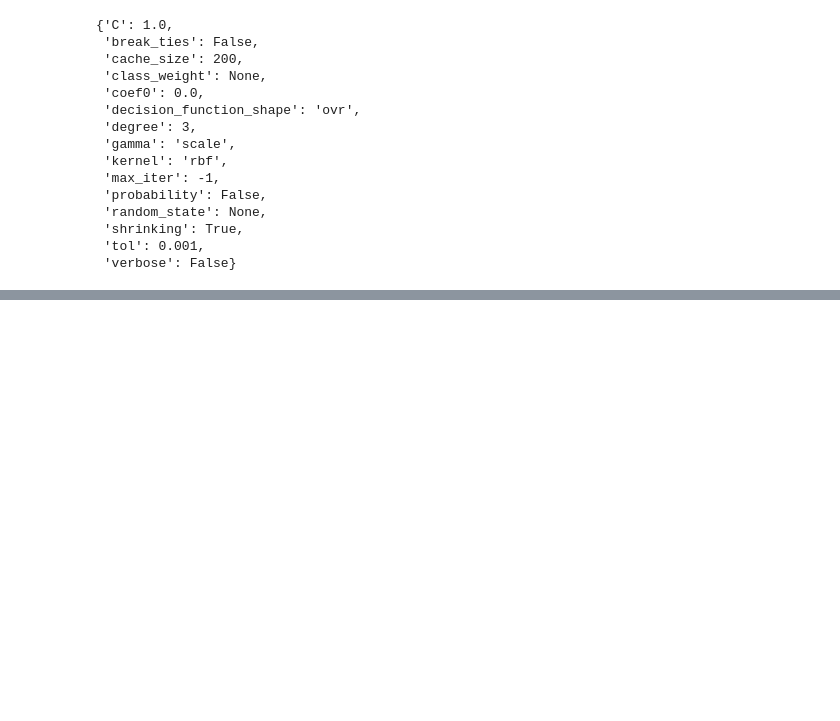
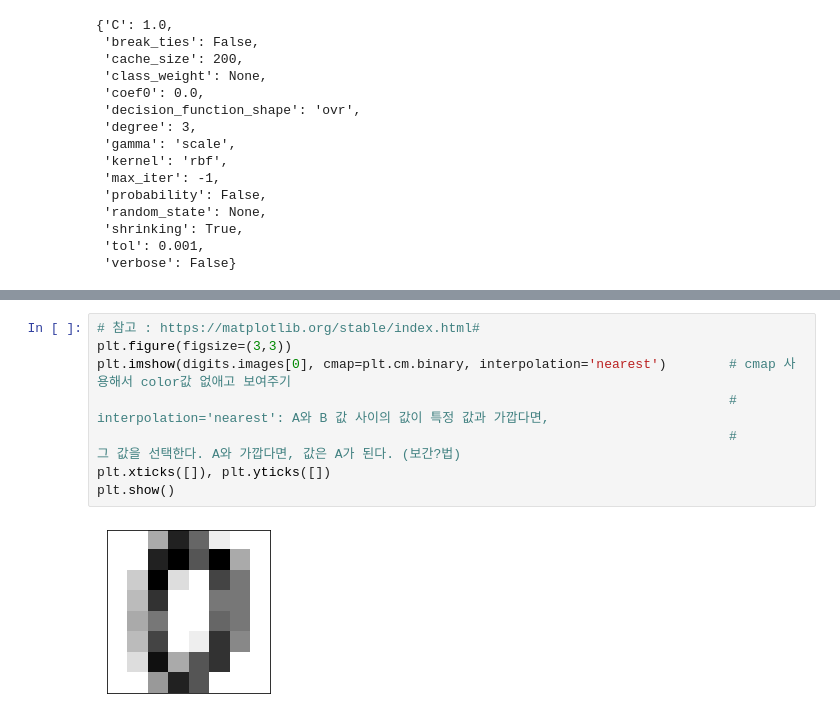
Before and after one commit to youngai1112/MachineLearning, a Jupyter notebook: 03.분류/02.SVM.ipynb, the cells around one changed output, grey strips where cells are left out. Drawn from its saved outputs; the diff is of its cells as text; blank space fills up the shorter version.

```diff
--- a/03.분류/02.SVM.ipynb
+++ b/03.분류/02.SVM.ipynb
@@ -193,0 +252,10 @@ TypeError: 'GridSearchCV' object is not callable
+# %%
+# 참고 : https://matplotlib.org/stable/index.html#
+plt.figure(figsize=(3,3))
+plt.imshow(digits.images[0], cmap=plt.cm.binary, interpolation='nearest')        # cmap 사용해서 color값 없애고 보여주기
+                                                                                 # interpolation='nearest': A와 B 값 사이의 값이 특정 값과 가깝다면,
+                                                                                 #                          그 값을 선택한다. A와 가깝다면, 값은 A가 된다. (보간?법)
+plt.xticks([]), plt.yticks([])
+plt.show()
+# %% [output]
+[figure, added]
```
Also changed, not shown: parts of 28 cells of this notebook, 1 other file.
